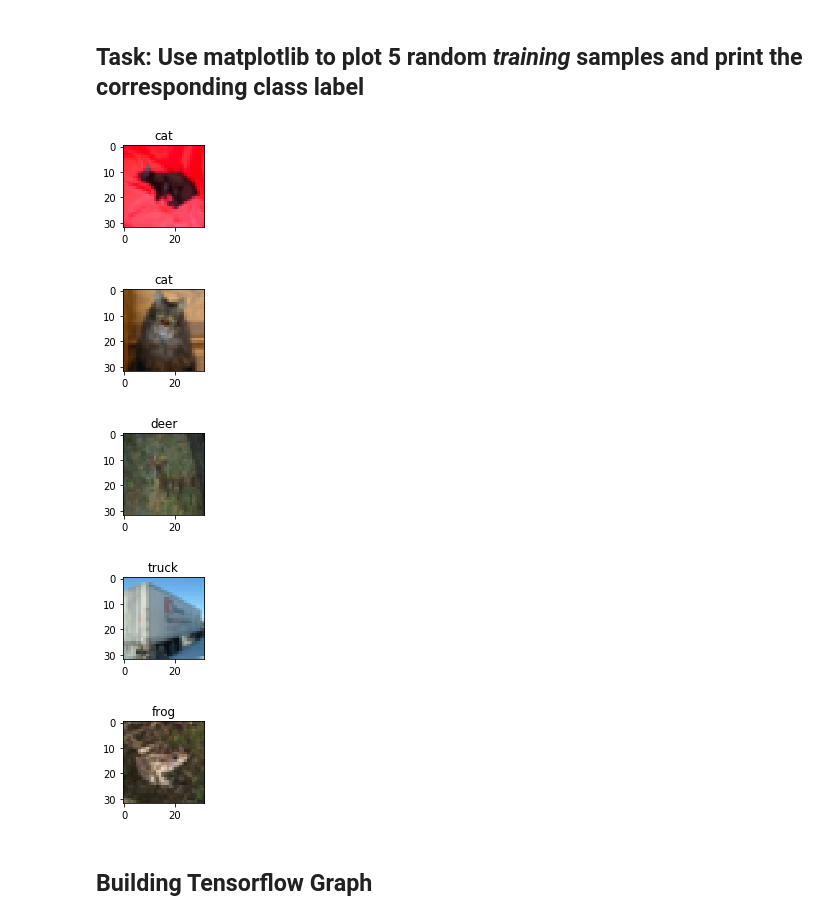
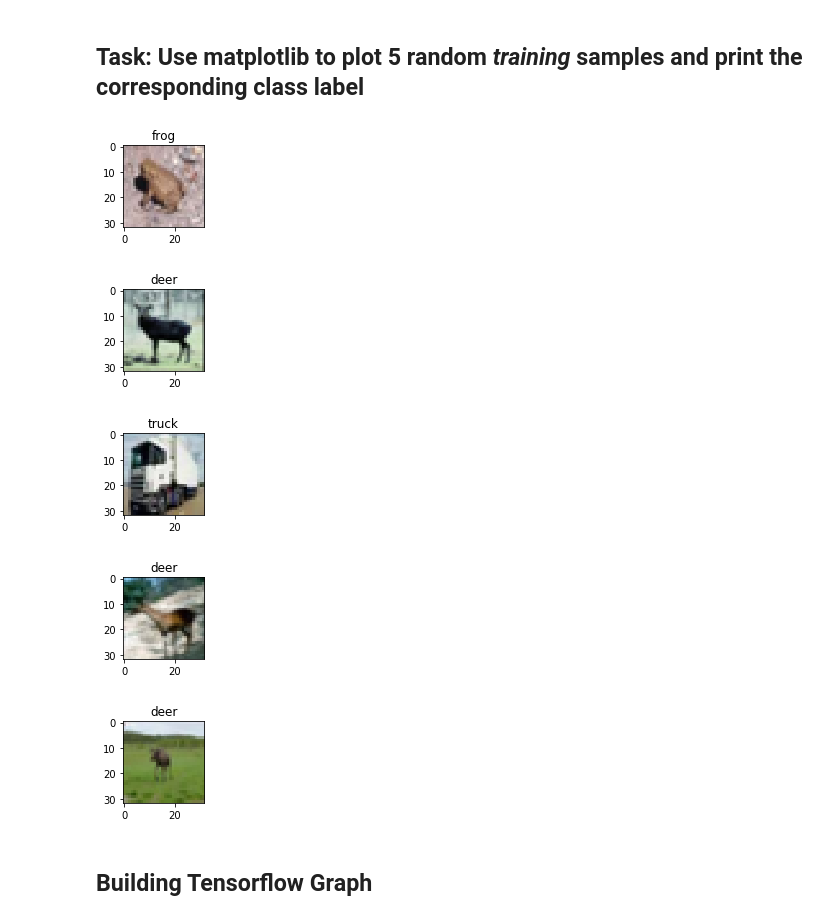
Before and after one commit to alleboudy/detectozord, a Jupyter notebook: exercise3/Training.ipynb, the cells around one changed output. Drawn from its saved outputs; the diff is of its cells as text; code cells hidden in the pictures.

```diff
--- a/exercise3/Training.ipynb
+++ b/exercise3/Training.ipynb
@@ -32,18 +29,18 @@ train_samples, train_labels, val_samples, val_labels = load_cifar(data_path)
 ## Task: Use matplotlib to plot 5 random *training* samples and print the corresponding class label
 # %%
 label_to_name = ['airplane', 'automobile', 'bird', 'cat', 'deer' , 'dog', 'frog', 'horse', 'ship', 'truck']
-indeces = random.sample(range(0, 31), 5)
+indeces = random.sample(range(0, train_samples.shape[0]), 5)
 # TODO plot 5 training samples
 for index in indeces:
     plt.figure(figsize=(1.5,1.5))
     plt.title(label_to_name[train_labels[index]])
     plt.imshow(train_samples[index])
 # %% [output]
-[figure, old version]
+[figure, new version]
-[figure, old version]
+[figure, new version]
-[figure, old version]
+[figure, new version]
-[figure, old version]
+[figure, new version]
-[figure, old version]
+[figure, new version]
 # %% [markdown]
 ## Building Tensorflow Graph
 # %%
```
Also changed, not shown: parts of 5 cells of this notebook, 5 other files.
